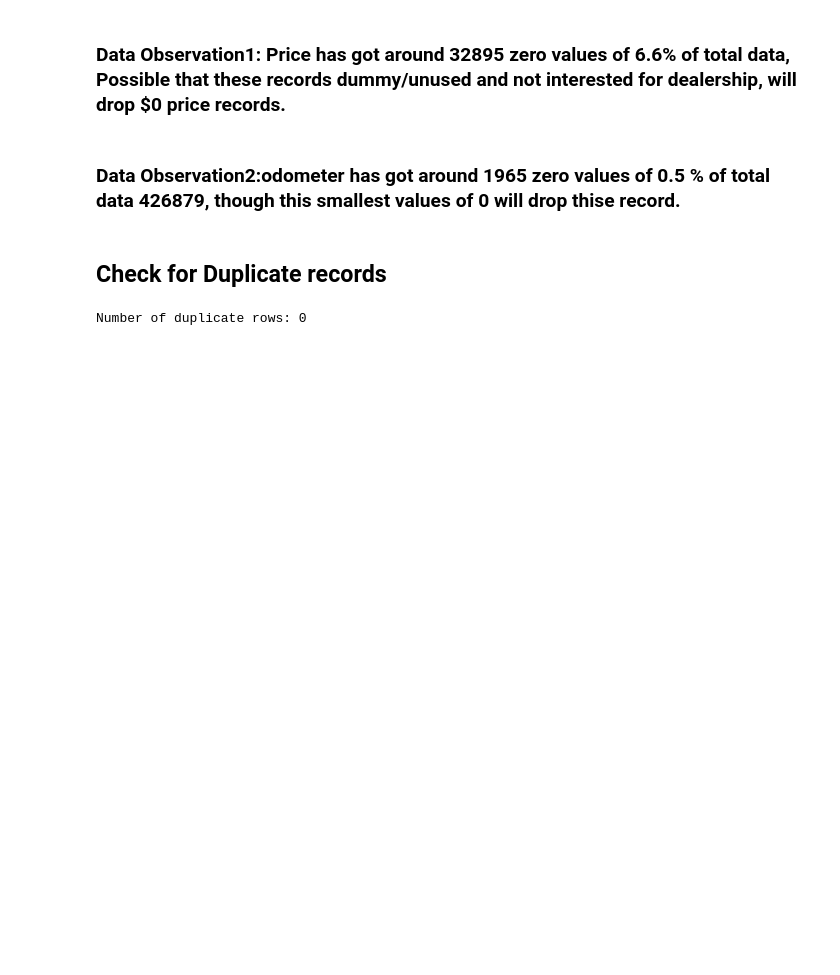
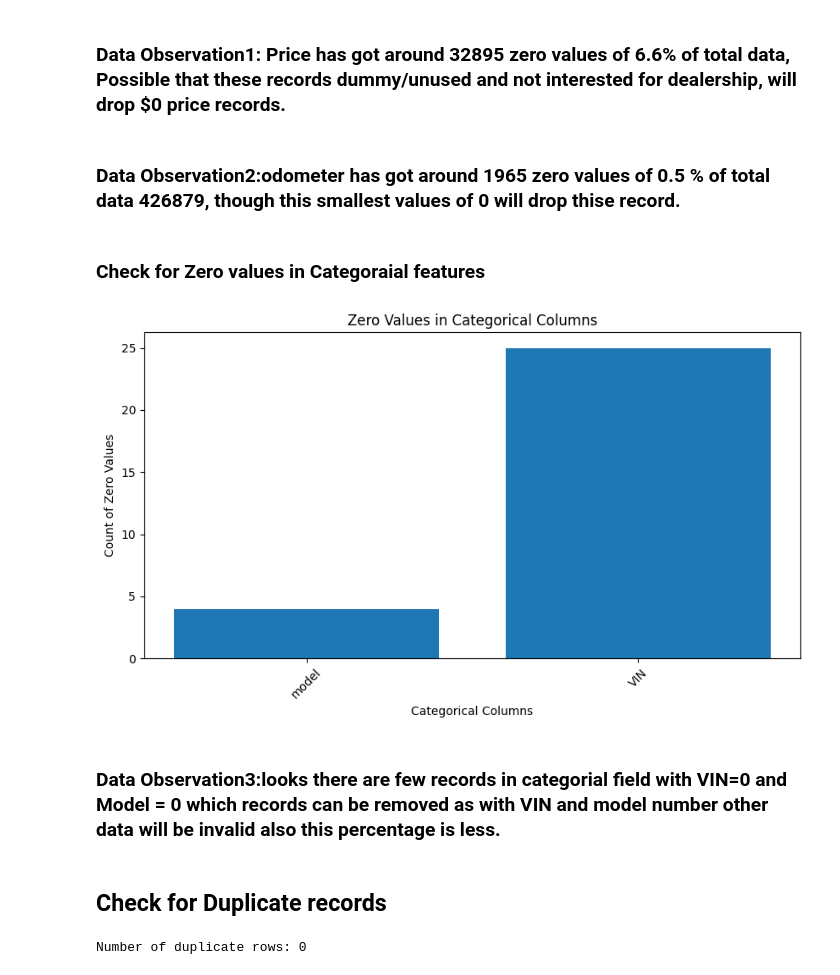
Before and after one commit to Jhonson924/berkeley, a Jupyter notebook: Used_Car_Dealership/usedCarDealership.ipynb, the cells around one changed output. Drawn from its saved outputs; the diff is of its cells as text; code cells hidden in the pictures; blank space fills up the shorter version.

Commit message:
added Data analysis, preparation, linear regression model

```diff
--- a/Used_Car_Dealership/usedCarDealership.ipynb
+++ b/Used_Car_Dealership/usedCarDealership.ipynb
@@ -140,6 +145,33 @@ plt.show()
 ### **Data Observation1**: Price has got around 32895 zero values of 6.6% of total data, Possible that these records dummy/unused and not interested for dealership, will drop $0 price records.
 # %% [markdown]
 ### ****Data Observation2****:odometer has got around 1965 zero values of 0.5 % of total data 426879, though this smallest values of 0 will drop thise record.
+# %% [markdown]
+### Check for Zero values in Categoraial features
+# %%
+# Selecting categorical columns
+categorical_columns = rawData.select_dtypes(include=['object']).columns
+
+# Checking for zero counts in categorical columns
+zero_counts = {col: (rawData[col] == '0').sum() for col in categorical_columns}
+
+# Filtering out columns that have at least one zero entry
+zero_counts = {col: count for col, count in zero_counts.items() if count > 0}
+
+# Plotting the zero counts
+if zero_counts:
+    plt.figure(figsize=(10, 5))
+    plt.bar(zero_counts.keys(), zero_counts.values())
+    plt.xlabel('Categorical Columns')
+    plt.ylabel('Count of Zero Values')
+    plt.title('Zero Values in Categorical Columns')
+    plt.xticks(rotation=45)
+    plt.show()
+else:
+    print("No zero values found in categorical columns.")
+# %% [output]
+[figure, added]
+# %% [markdown]
+### ****Data Observation3****:looks there are few records in categorial field with VIN=0 and Model = 0 which records can be removed as with VIN and model number other data will be invalid also this percentage is less.
 # %% [markdown]
 ## Check for Duplicate records
 # %%
```
Also changed, not shown: parts of 79 cells of this notebook.
